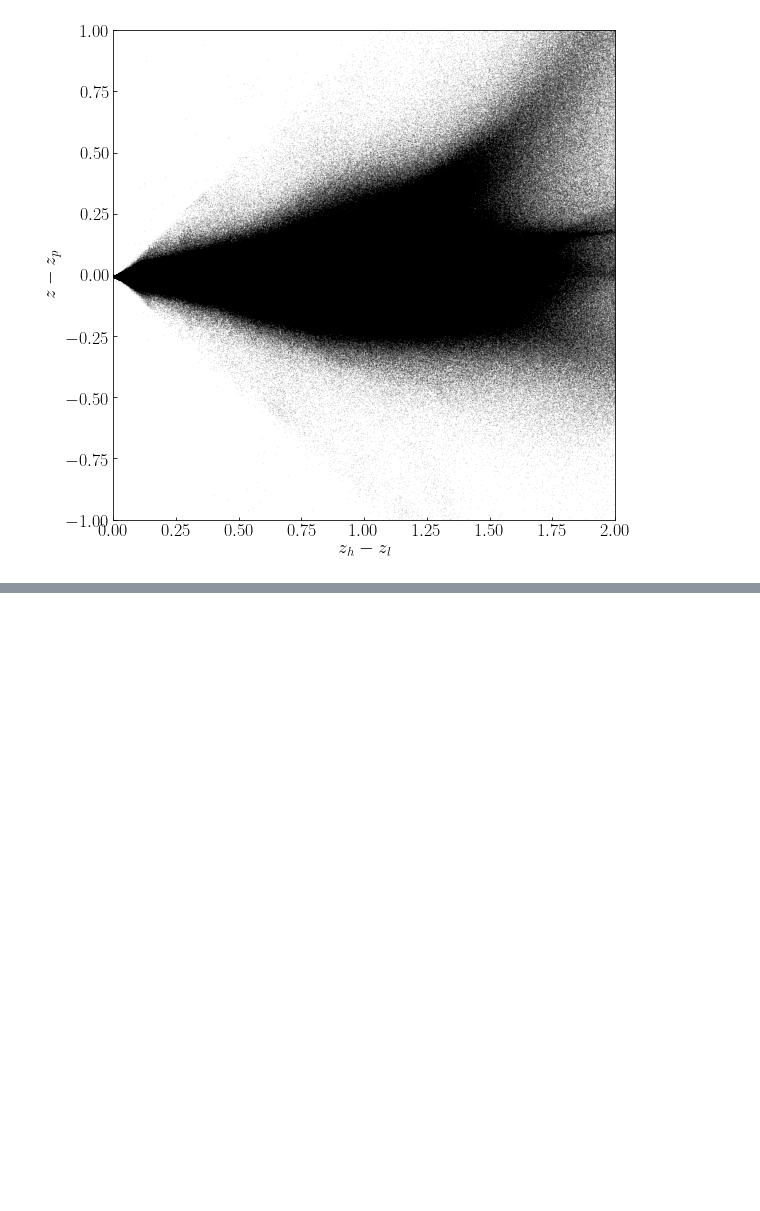
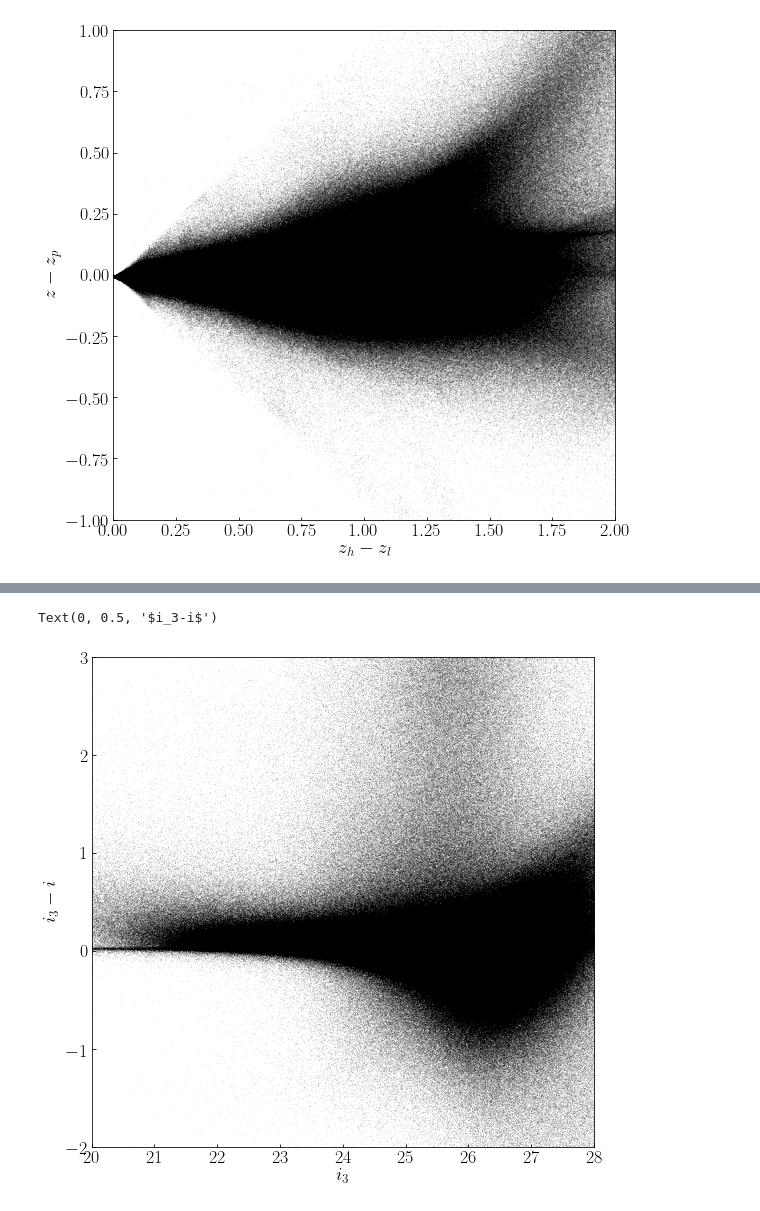
Before and after one commit to LejayChen/massive_gals, a Jupyter notebook: pcat_cmodel_aper3_flux_compare.ipynb, the cells around one changed output, grey strips where cells are left out. Cells and saved outputs as stored; diff of their text form; code cells hidden in the pictures; blank space fills up the shorter version.

```diff
--- a/pcat_cmodel_aper3_flux_compare.ipynb
+++ b/pcat_cmodel_aper3_flux_compare.ipynb
@@ -118,0 +137,12 @@ Text(0, 0.5, '$z-z_p$')
+# %%
+# cat_goodphot = cat[cat['hasBadPhotometry_HSC-I']==0]
+
+fig, axs = plt.subplots(1, 1, figsize = (9, 9))
+plt.scatter(cat_goodphot['i_aper3'],cat_goodphot['i_aper3']-cat_goodphot['i'],s=0.01,alpha=0.3,c='k')
+plt.xlim([20,28])
+plt.ylim([-2,3])
+plt.xlabel('$i_3$',fontsize=19)
+plt.ylabel('$i_3-i$',fontsize=19)
+# %% [output]
+Text(0, 0.5, '$i_3-i$')
+[figure, added]
```
Also changed, not shown: parts of 6 cells of this notebook, 4 other files.
